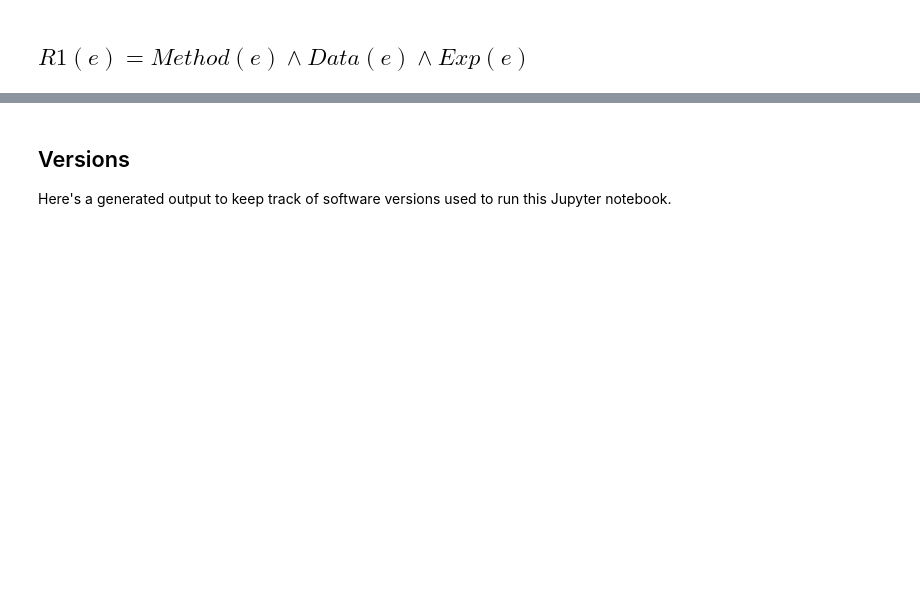
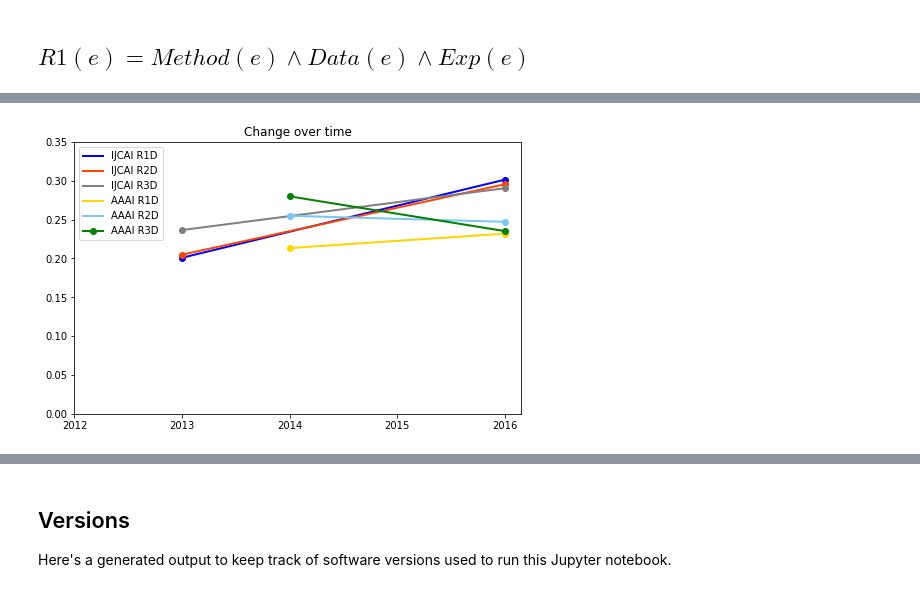
Before and after one commit to aaai2018-paperid-62/aaai2018-paperid-62, a Jupyter notebook: evaluation_analysis.ipynb, the cells around one changed output, grey strips where cells are left out. Saved outputs shown, nothing was run; the diff lists cells and outputs as text; code cells hidden in the pictures; blank space fills up the shorter version.

Commit message:
Incorporated change over time into notebook as opposed to in the .xlsx

```diff
--- a/evaluation_analysis.ipynb
+++ b/evaluation_analysis.ipynb
@@ -228,13 +247,20 @@ def calculate_category(experimental_data, over_time_indices, groupby_name,
 # R3 and the category 'method' are the same
 
 print('AAAI:\n')
-calculate_category(experimental_data_aaai, indices_aaai, 'conference',
-                   category_text='R3', category_D_text='R3D', category_columns=r3_columns)
+R3_means_aaai,R3_vars_aaai = calculate_category(experimental_data=experimental_data_aaai,
+                                                over_time_indices=indices_aaai,
+                                                groupby_name='conference',
+                                                category_text='R3',
+                                                category_D_text='R3D',
+                                                category_columns=r3_columns)
 
-print("\n\n============")
 print("AI Reproducibility 2018:\n ")
-calculate_category(experimental_data_air2018, indices_air2018, 'year',
-                   category_text='R3', category_D_text='R3D', category_columns=r3_columns)
+R3_means_air2018,R3_vars_air2018 = calculate_category(experimental_data=experimental_data_air2018,
+                                                      over_time_indices=indices_air2018,
+                                                      groupby_name='year',
+                                                      category_text='R3',
+                                                      category_D_text='R3D',
+                                                      category_columns=r3_columns)
 # %% [output]
 AAAI:
 
@@ -527,0 +501,77 @@ Total = 0
+# %%
+def create_timeline(RX_means):
+    map_to_year = {'AAAI 14': 2014,
+                   'AAAI 16': 2016,
+                   'IJCAI 13': 2013,
+                   'IJCAI 16': 2016}
+
+    map_to_conf = {'AAAI 14': 'AAAI',
+                   'AAAI 16': 'AAAI',
+                   'IJCAI 13': 'IJCAI',
+                   'IJCAI 16': 'IJCAI'}
+
+    min_year = 2012 #min(map_to_year.values())
+    max_year = max(map_to_year.values())
+
+    RX_list = [mean.columns[0] for mean in RX_means]
+    yeared_conferences = RX_means[0].index
+
+    conferences = list(sorted({map_to_conf[name] for name in yeared_conferences}, reverse=True))
+    headers = ["{conf} {RX}".format(conf=conf, RX=RX) for conf in conferences for RX in RX_list]
+
+    index = list(range(min_year, max_year+1))
+    data = [[float('nan') for i in headers] for year in index]
+    df = pd.DataFrame(data, columns=headers, index=index)
+
+    for RX_mean in RX_means:
+        for IDX,row in RX_mean.iterrows():
+            year = map_to_year[IDX]
+            conf = map_to_conf[IDX]
+            RX = row.index[0]
+            mean = row[0]
+            column_header = "{conf} {RX}".format(conf=conf, RX=RX)
+            df[column_header][year] = mean
+
+    return df
+
+def plot(df, colors):
+    for i,column in enumerate(df):
+        markers = 'oooooo'
+        mask = np.isfinite(df[column])
+        df[column][mask].plot(legend=True,
+                              marker=markers[i],
+                              color=colors[i],
+                              linewidth=2,
+                              title="Change over time",
+                              figsize=(8,5))
+
+    plt.ylim(0.0, 0.35)
+    plt.xticks([2012, 2013, 2014, 2015, 2016])
+    #plt.show()
+    #lt.clf()
+
+
+df_aaai = create_timeline([R1_means_aaai, R2_means_aaai, R3_means_aaai])
+display(df_aaai)
+
+df_air2018 = pd.concat([R1_means_air2018, R2_means_air2018, R3_means_air2018],axis=1)
+del df_air2018.index.name
+display(df_air2018)
+
+
+colors_A = ['blue', 'orangered', 'grey', 'gold', 'xkcd:lightblue', 'green']
+colors_B = ['violet', 'purple', 'magenta']
+
+plot(df_aaai, colors_A)
+plt.show()
+plt.clf()
+
+plot(df_air2018, colors_B)
+plt.show()
+plt.clf()
+
+plot(df_aaai, colors_A)
+plot(df_air2018, colors_B)
+plt.show()
+plt.clf()
+# %% [output]
@@ -527,0 +588 @@ Total = 0
+[figure, added]
```
Also changed, not shown: parts of 9 cells of this notebook.
